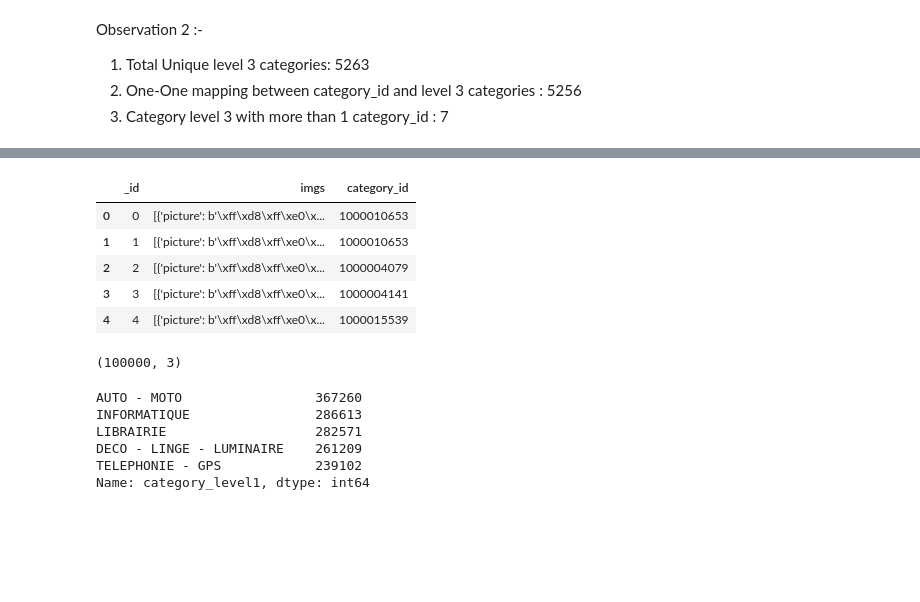
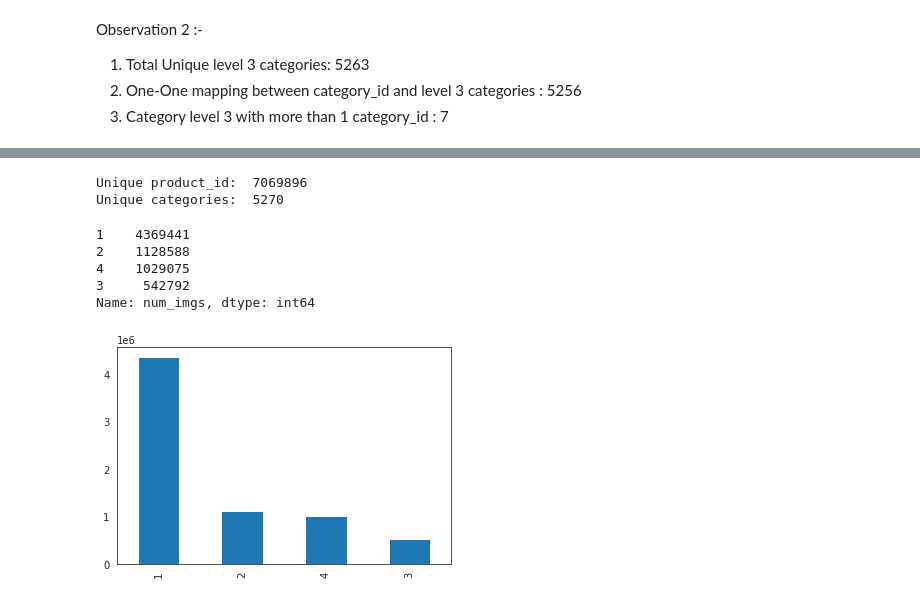
Before and after one commit to sarthakkaushik/Cdiscount-Image-Classification, a Jupyter notebook: Cdiscount_EDA.ipynb, the cells around one changed output, grey strips where cells are left out. Drawn from its saved outputs; the diff is of its cells as text; code cells hidden in the pictures; blank space fills up the shorter version.

```diff
--- a/Cdiscount_EDA.ipynb
+++ b/Cdiscount_EDA.ipynb
@@ -382,23 +333,23 @@ print(type())
-# %%
-df.head()
-# %% [output]
-|  | _id | imgs | category_id |
-| 0 | 0 | [{'picture': b'\xff\xd8\xff\xe0\x... | 1000010653 |
-| 1 | 1 | [{'picture': b'\xff\xd8\xff\xe0\x... | 1000010653 |
-| 2 | 2 | [{'picture': b'\xff\xd8\xff\xe0\x... | 1000004079 |
-| 3 | 3 | [{'picture': b'\xff\xd8\xff\xe0\x... | 1000004141 |
-| 4 | 4 | [{'picture': b'\xff\xd8\xff\xe0\x... | 1000015539 |
-# %%
-df.shape
-# %% [output]
-(100000, 3)
-# %%
-cats = train['category_level1'].value_counts()
-cats.head()
-# %% [output]
-AUTO - MOTO                 367260
-INFORMATIQUE                286613
-LIBRAIRIE                   282571
-DECO - LINGE - LUMINAIRE    261209
-TELEPHONIE - GPS            239102
-Name: category_level1, dtype: int64
+# %%
+#No of Unique products_id and Category_id
+print("Unique product_id: ", len(train['_id'].unique()))
+print("Unique categories: ", len(train['category_id'].unique()))
+
+# So we have same unique category id in both train and Category file.
+# %% [output]
+Unique product_id:  7069896
+Unique categories:  5270
+# %%
+# Number of Image Per Category
+
+train['num_imgs'].value_counts()
+# %% [output]
+1    4369441
+2    1128588
+4    1029075
+3     542792
+Name: num_imgs, dtype: int64
+# %%
+train.num_imgs.value_counts().plot(kind='bar');#Most of the product has only 1 images
+# %% [output]
+[figure, added]
```
Also changed, not shown: parts of 39 cells of this notebook.
